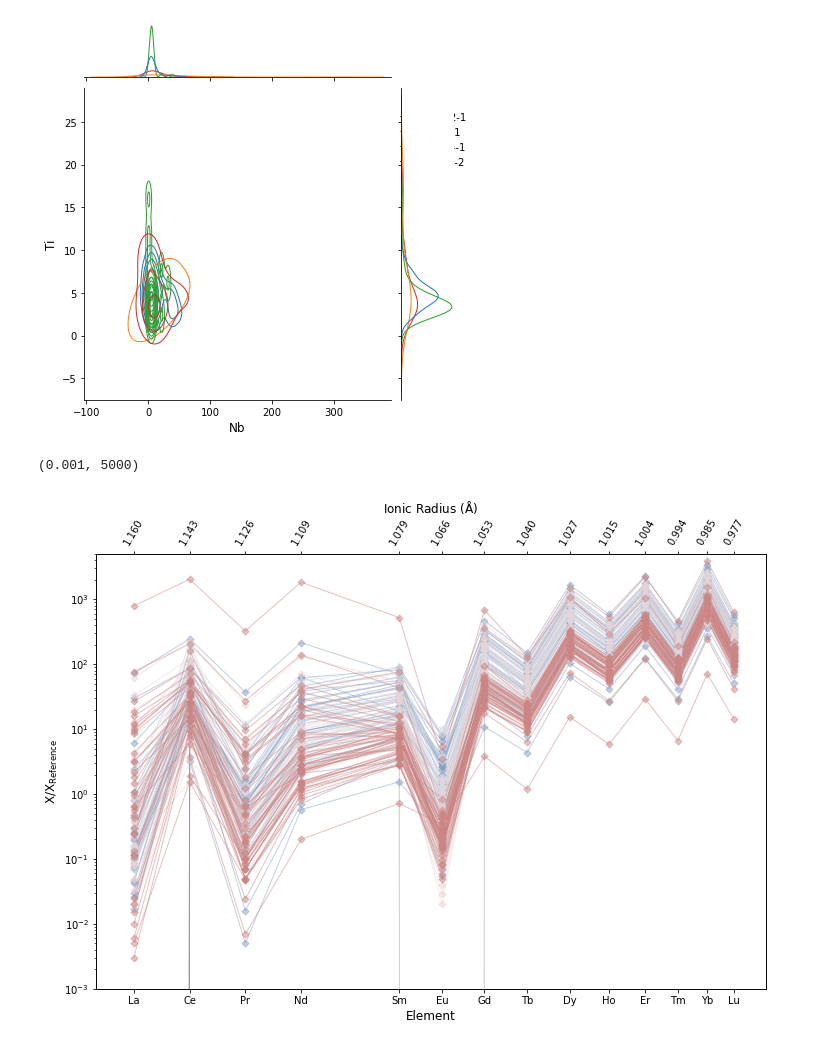
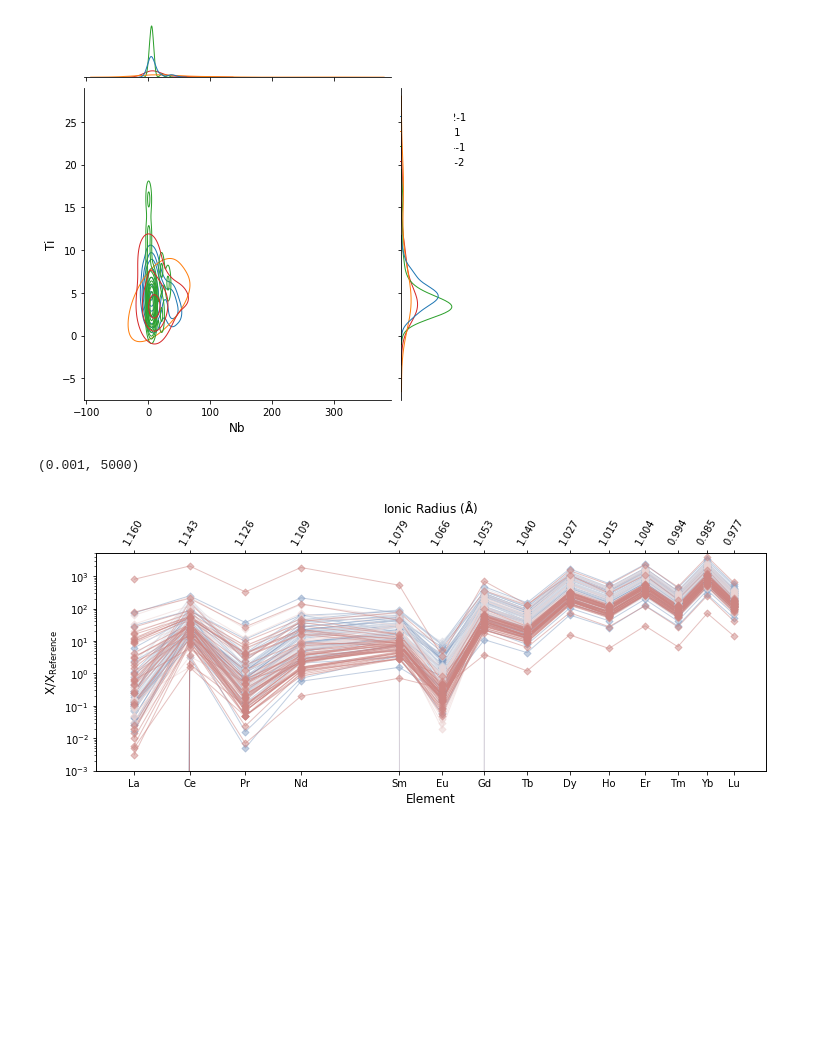
Before and after one commit to Swanson-Hysell-Group/Northbrae_Volcanics, a Jupyter notebook: code/trace_elements.ipynb, the cells around one changed output. Cells and saved outputs as stored; diff of their text form; code cells hidden in the pictures; blank space fills up the shorter version.

Commit message:
update to UYb plotting and REE plotting

```diff
--- a/code/trace_elements.ipynb
+++ b/code/trace_elements.ipynb
@@ -195,18 +208,18 @@ jp = sns.jointplot(
 # %% [output]
 [figure]
 # %%
-fig, ax = plt.subplots(1, 1, sharey=True, sharex=True, figsize=(12, 8))
+fig, ax = plt.subplots(1, 1, sharey=True, sharex=True, figsize=(12, 4))
 
 te_data_BM22 = te_data[te_data['Sample'] == 'BM22-1']
 te_data_IR22 = te_data[te_data['Sample'] == 'IR22-1']
 te_data_OR24 = te_data[te_data['Sample'] == 'OR24-2']
 te_data_MT24 = te_data[te_data['Sample'] == 'MT24-1']
 
 te_data_BM22.pyroplot.REE(ax=ax,color=color_1,alpha=0.5)
 te_data_IR22.pyroplot.REE(ax=ax,color=color_2,alpha=0.5)
 te_data_OR24.pyroplot.REE(ax=ax,color=color_3,alpha=0.5)
 te_data_MT24.pyroplot.REE(ax=ax,color=color_4,alpha=0.5)
 ax.set_ylim(.001, 5000)
 # %% [output]
 (0.001, 5000)
-[figure, old version]
+[figure, new version]
```
Also changed, not shown: parts of 5 cells of this notebook, 2 other files.
